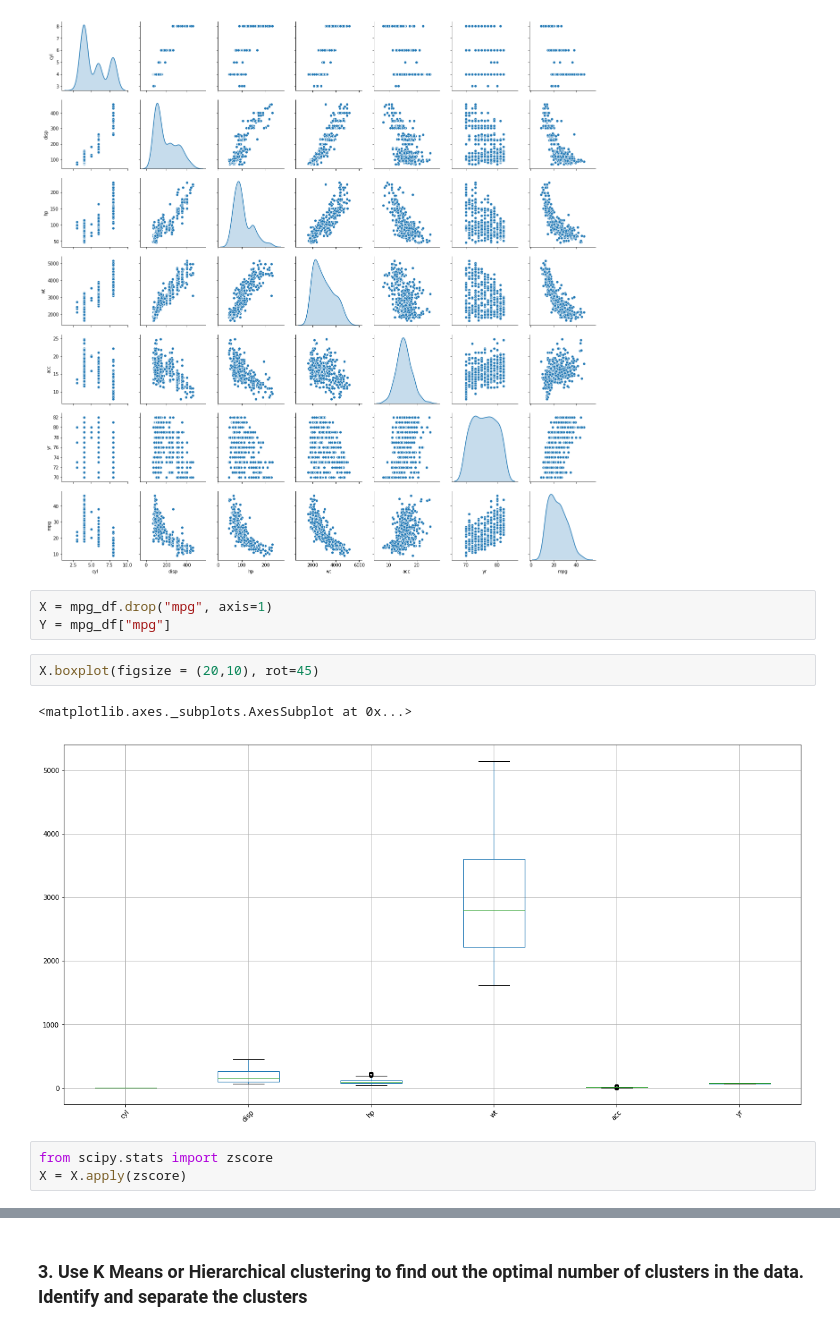
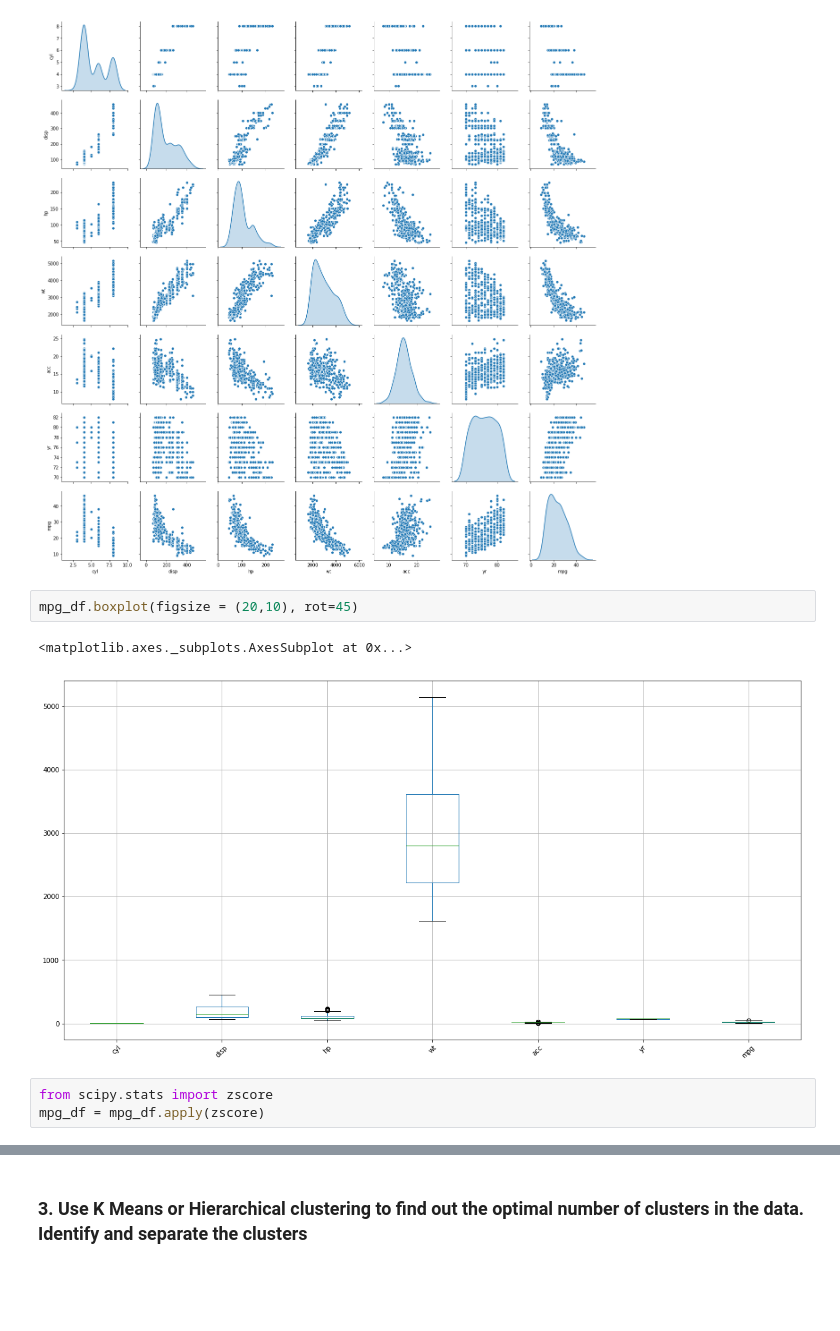
Before and after one commit to GreatLearningAIML1/bangalore-feb-batch-arunkrdas, a Jupyter notebook: Unsupervised Learning_R4_Project1.ipynb, the cells around one changed output, grey strips where cells are left out. Cells and saved outputs as stored; diff of their text form; blank space fills up the shorter version.

```diff
--- a/Unsupervised Learning_R4_Project1.ipynb
+++ b/Unsupervised Learning_R4_Project1.ipynb
@@ -103,14 +115,11 @@ sns.pairplot(mpg_df, diag_kind='kde')
 # %% [output]
 <seaborn.axisgrid.PairGrid at 0x...>
 [figure]
-# %%
-X = mpg_df.drop("mpg", axis=1)
-Y = mpg_df["mpg"]
 # %%
-X.boxplot(figsize = (20,10), rot=45)
+mpg_df.boxplot(figsize = (20,10), rot=45)
 # %% [output]
 <matplotlib.axes._subplots.AxesSubplot at 0x...>
-[figure, old version]
+[figure, new version]
 # %%
 from scipy.stats import zscore
-X = X.apply(zscore)
+mpg_df = mpg_df.apply(zscore)
```
Also changed, not shown: parts of 28 cells of this notebook.
